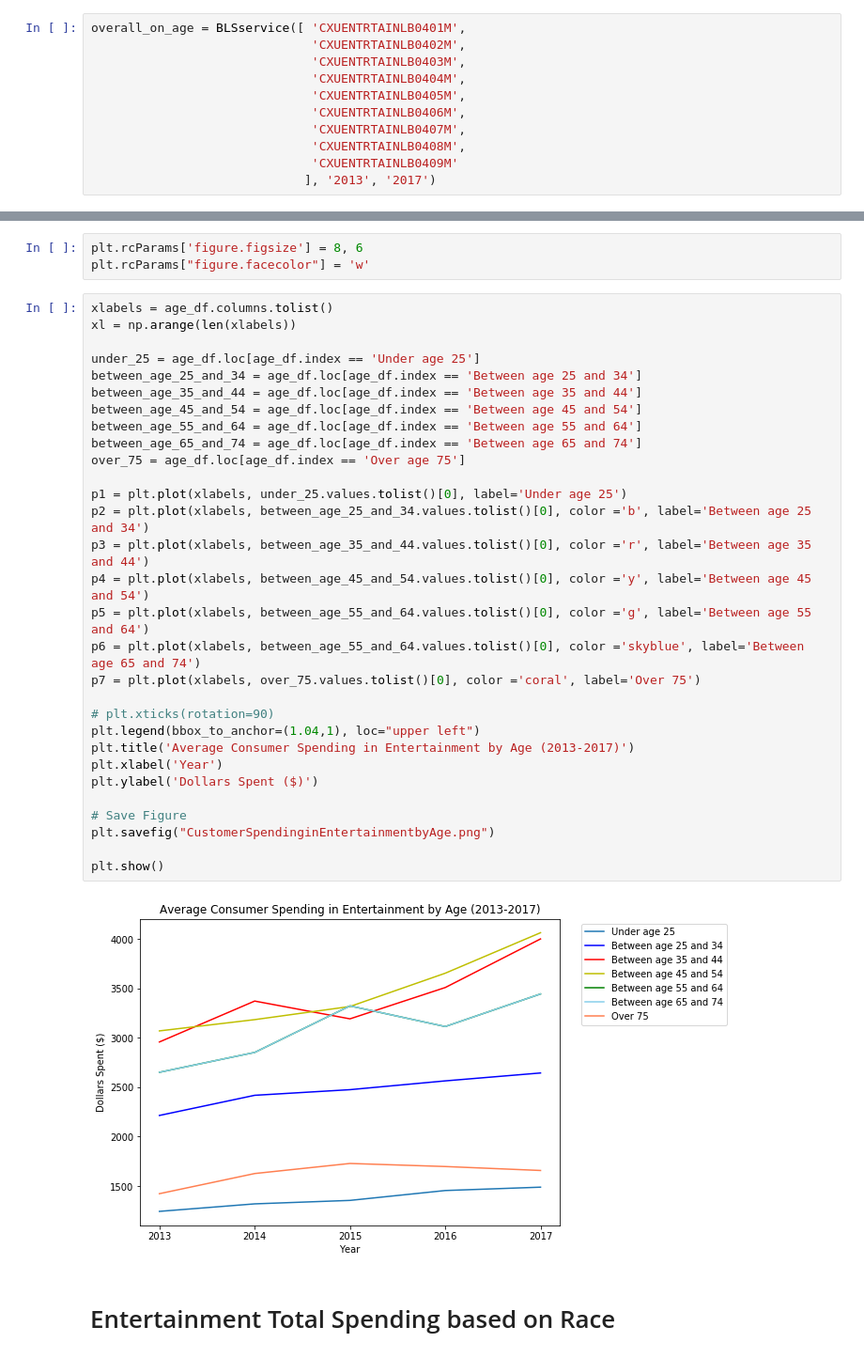
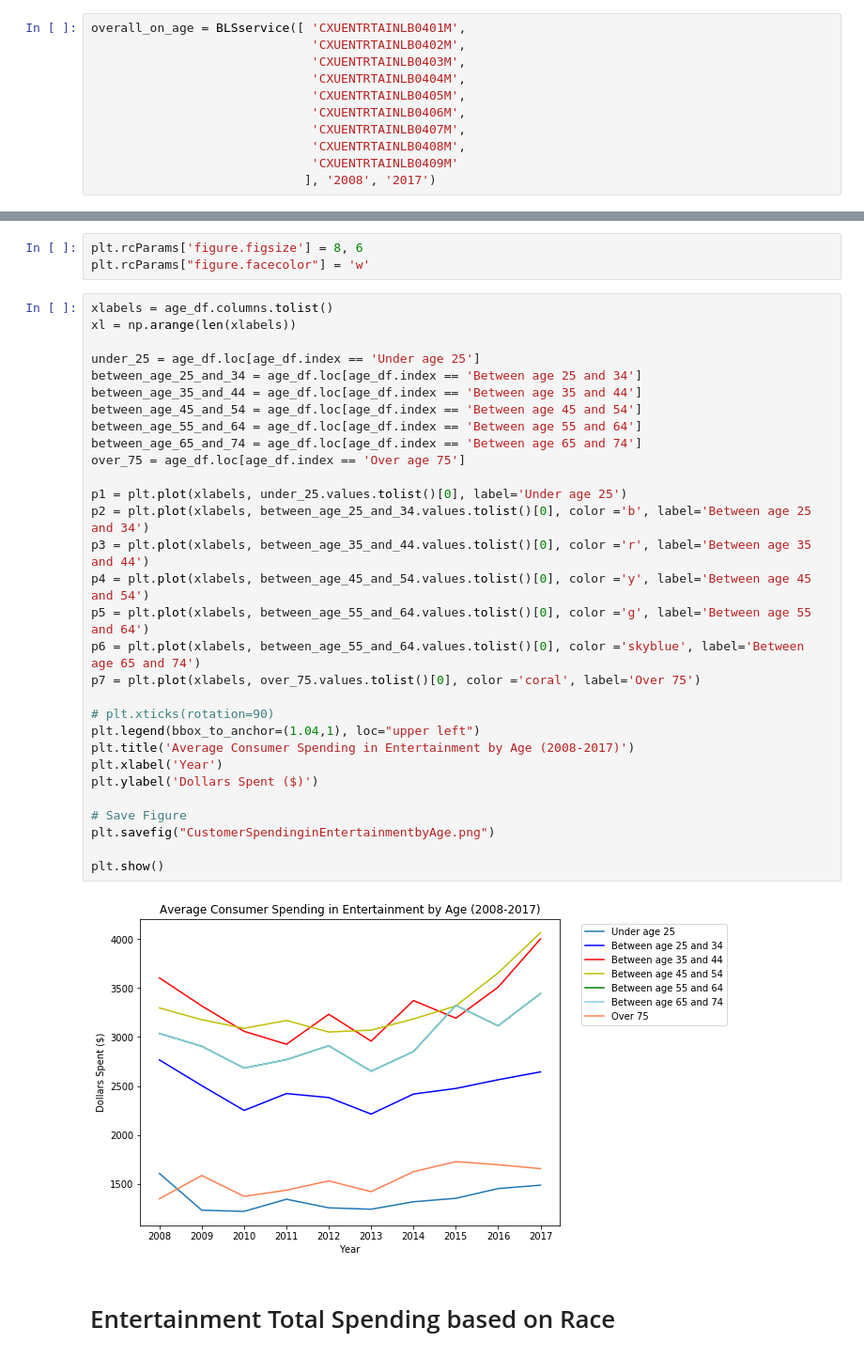
Before and after one commit to mosal2000/ConsumerSpending, a Jupyter notebook: Customer Expenditure Multi year Analysis.ipynb, the cells around one changed output, grey strips where cells are left out. Shown at 94% size. Drawn from its saved outputs; the diff is of its cells as text.

```diff
--- a/Customer Expenditure Multi year Analysis.ipynb
+++ b/Customer Expenditure Multi year Analysis.ipynb
@@ -19,7 +19,7 @@ overall_on_age = BLSservice([ 'CXUENTRTAINLB0401M',
                               'CXUENTRTAINLB0407M',
                               'CXUENTRTAINLB0408M',
                               'CXUENTRTAINLB0409M'
-                             ], '2013', '2017')
+                             ], '2008', '2017')
 # %%
 overall_on_age.get_data()
 overall_on_age.create_dataframe()
@@ -84,35 +84,35 @@ plt.rcParams["figure.facecolor"] = 'w'
 # %%
 xlabels = age_df.columns.tolist()
 xl = np.arange(len(xlabels))
 
 under_25 = age_df.loc[age_df.index == 'Under age 25']
 between_age_25_and_34 = age_df.loc[age_df.index == 'Between age 25 and 34']
 between_age_35_and_44 = age_df.loc[age_df.index == 'Between age 35 and 44']
 between_age_45_and_54 = age_df.loc[age_df.index == 'Between age 45 and 54']
 between_age_55_and_64 = age_df.loc[age_df.index == 'Between age 55 and 64']
 between_age_65_and_74 = age_df.loc[age_df.index == 'Between age 65 and 74']
 over_75 = age_df.loc[age_df.index == 'Over age 75']
 
 p1 = plt.plot(xlabels, under_25.values.tolist()[0], label='Under age 25')
 p2 = plt.plot(xlabels, between_age_25_and_34.values.tolist()[0], color ='b', label='Between age 25 and 34')
 p3 = plt.plot(xlabels, between_age_35_and_44.values.tolist()[0], color ='r', label='Between age 35 and 44')
 p4 = plt.plot(xlabels, between_age_45_and_54.values.tolist()[0], color ='y', label='Between age 45 and 54')
 p5 = plt.plot(xlabels, between_age_55_and_64.values.tolist()[0], color ='g', label='Between age 55 and 64')
 p6 = plt.plot(xlabels, between_age_55_and_64.values.tolist()[0], color ='skyblue', label='Between age 65 and 74')
 p7 = plt.plot(xlabels, over_75.values.tolist()[0], color ='coral', label='Over 75')
 
 # plt.xticks(rotation=90)
 plt.legend(bbox_to_anchor=(1.04,1), loc="upper left")
-plt.title('Average Consumer Spending in Entertainment by Age (2013-2017)')
+plt.title('Average Consumer Spending in Entertainment by Age (2008-2017)')
 plt.xlabel('Year')
 plt.ylabel('Dollars Spent ($)')
 
 # Save Figure
 plt.savefig("CustomerSpendinginEntertainmentbyAge.png")
 
 plt.show()
 # %% [output]
-[figure, old version]
+[figure, new version]
 # %% [markdown]
 # Entertainment Total Spending based on Race
 # %%
```
Also changed, not shown: parts of 13 cells of this notebook, 11 other files.
